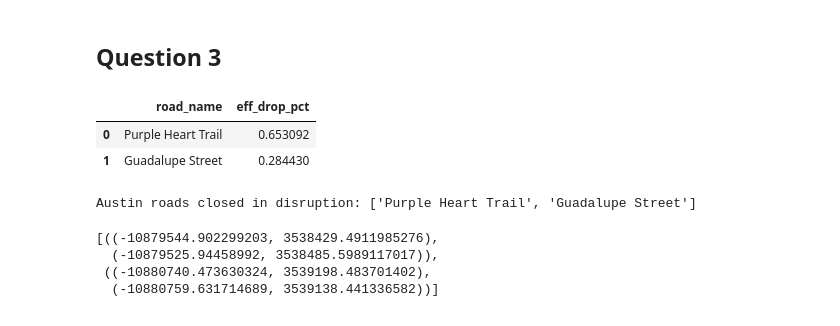
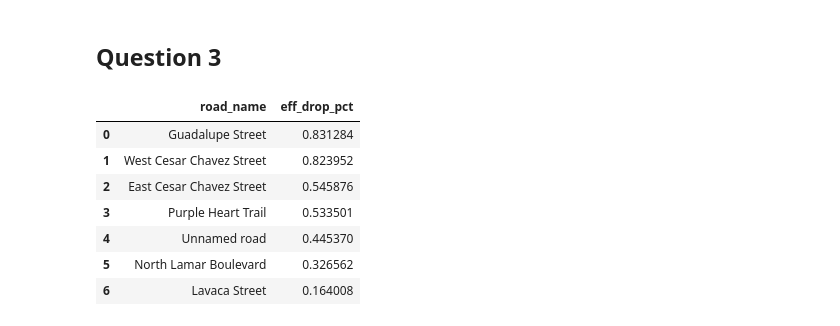
Before and after one commit to lauren-fuller/STAT-636-Texas-Roads, a Jupyter notebook: STAT_636_Final.ipynb, the cells around one changed output. Saved outputs shown, nothing was run; the diff lists cells and outputs as text; code cells hidden in the pictures.

```diff
--- a/STAT_636_Final.ipynb
+++ b/STAT_636_Final.ipynb
@@ -988,0 +1158,26 @@ plt.show()
+# %%
+t0 = time.perf_counter()
+
+# k = how many top edges you want to evaluate
+k_edges = 50  # you can set 10, 20, 50 etc.
+
+edge_impact_austin_pairs = edge_closure_impact_with_roadname_austin_pairs(
+    G=G_main,
+    edge_btw=edge_btw_austin,
+    E_base=E_base_edges_austin,
+    roads_gdf=roads_3857,
+    pairs=pairs_for_edges_austin,
+    k=k_edges
+)
+
+edge_table_austin_pairs = (
+    edge_impact_austin_pairs[["road_name", "from_intersection",
+            "to_intersection", "betweenness", "efficiency_after", "eff_drop_pct"]]
+    .sort_values("eff_drop_pct", ascending=False)
+    .reset_index(drop=True)
+)
+
+t1 = time.perf_counter()
+print(f"Edge closure analysis (Austin, pair-based) took {t1 - t0:.2f} seconds")
+
+edge_table_austin_pairs.head(10)
@@ -1137,44 +1528,23 @@ plt.show()
 # %%
 import pandas as pd
 
 # Corridor ranking for Austin:
 # for each road_name, take the max eff_drop_pct among its segments
 road_rank_austin = (
-    edge_impact_austin
+    edge_table_austin_pairs
     .groupby("road_name", as_index=False)["eff_drop_pct"]
     .max()
     .sort_values("eff_drop_pct", ascending=False)
     .reset_index(drop=True)
 )
 
 road_rank_austin.head(10)
 # %% [output]
 |  | road_name | eff_drop_pct |
-| 0 | Purple Heart Trail | 0.653092 |
-| 1 | Guadalupe Street | 0.284430 |
+| 0 | Guadalupe Street | 0.831284 |
+| 1 | West Cesar Chavez Street | 0.823952 |
+| 2 | East Cesar Chavez Street | 0.545876 |
+| 3 | Purple Heart Trail | 0.533501 |
+| 4 | Unnamed road | 0.445370 |
+| 5 | North Lamar Boulevard | 0.326562 |
+| 6 | Lavaca Street | 0.164008 |
-# %%
-# --- Pick a disruption scenario: top-k critical roads by corridor ranking (Austin) ---
-
-k_damage = 5  # e.g., close top 5 worst roads
-top_damaged_roads_austin = road_rank_austin.head(k_damage)["road_name"].tolist()
-print("Austin roads closed in disruption:", top_damaged_roads_austin)
-
-# For each of those roads, close the edge with largest eff_drop_pct
-damaged_edges_df_austin = (
-    edge_impact_austin
-    .sort_values("eff_drop_pct", ascending=False)
-    .drop_duplicates(subset="road_name")  # one "most damaging" edge per road
-)
-
-damaged_edges_df_austin = damaged_edges_df_austin[
-    damaged_edges_df_austin["road_name"].isin(top_damaged_roads_austin)
-]
-
-closed_edges_austin = damaged_edges_df_austin["edge"].tolist()
-closed_edges_austin
-# %% [output]
-Austin roads closed in disruption: ['Purple Heart Trail', 'Guadalupe Street']
-[((-10879544.902299203, 3538429.4911985276),
-  (-10879525.94458992, 3538485.5989117017)),
- ((-10880740.473630324, 3539198.483701402),
-  (-10880759.631714689, 3539138.441336582))]
```
Also changed, not shown: parts of 15 cells of this notebook.
